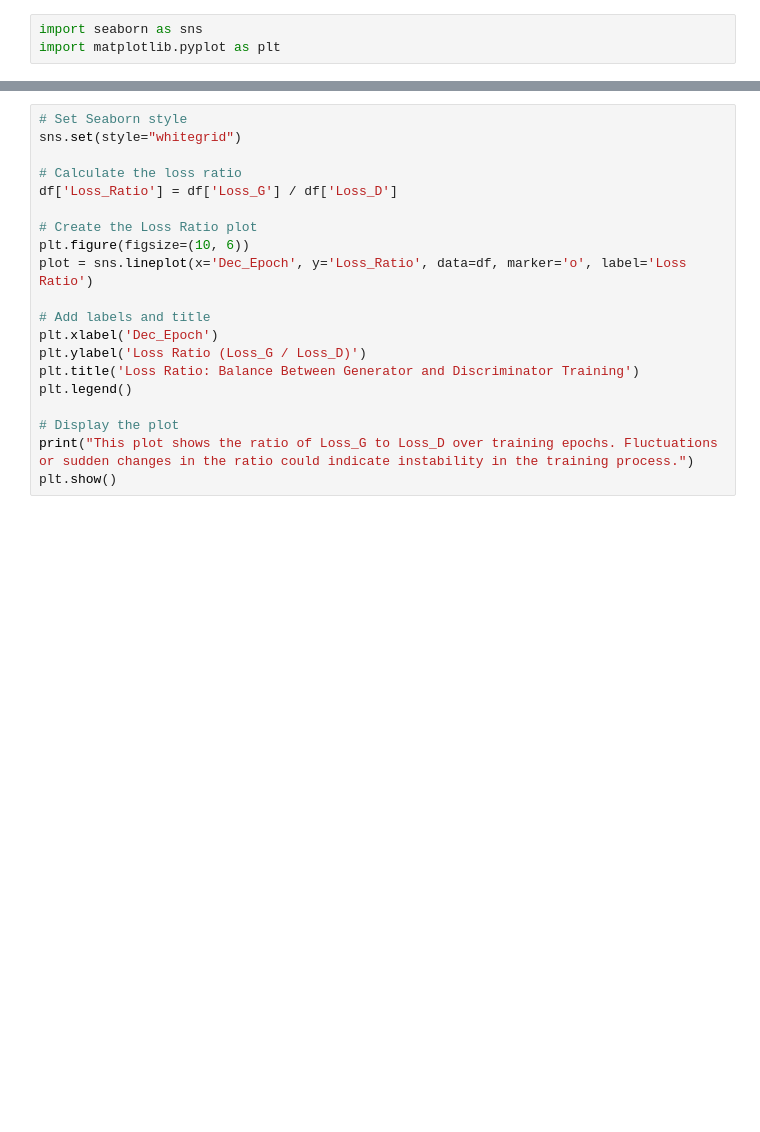
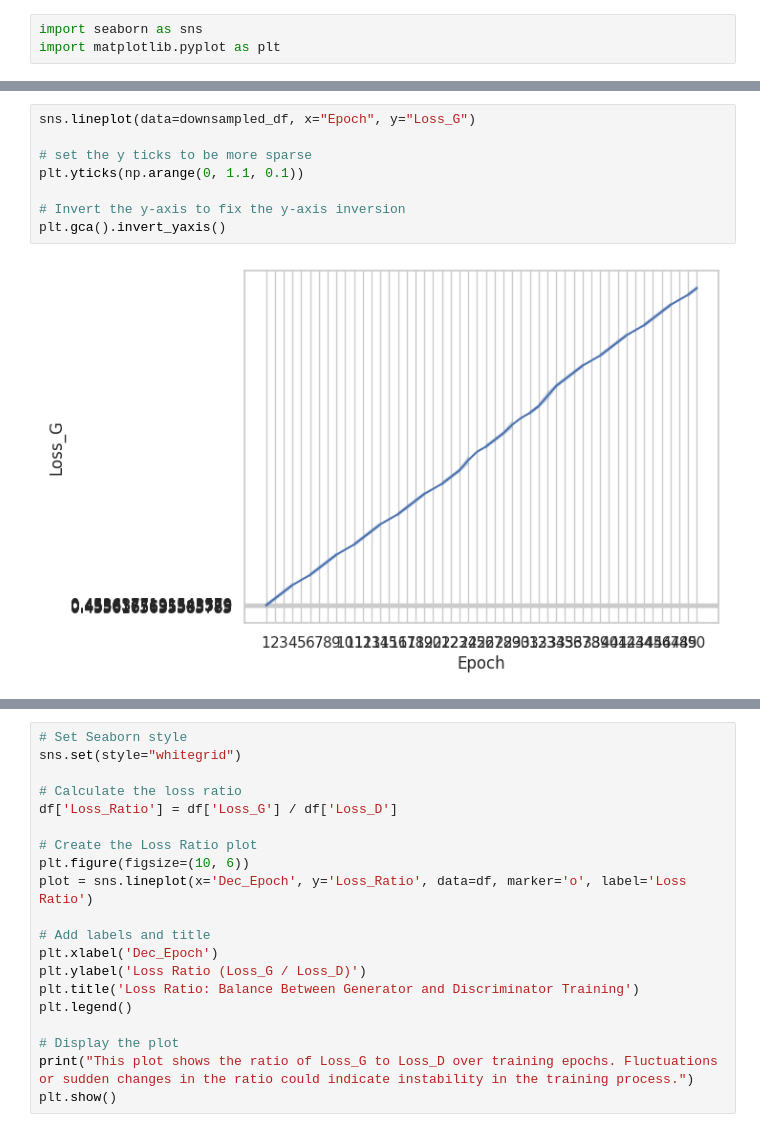
Before and after one commit to ctrlMarcio/FEUP-Synthesizing-Audio-from-Textual-Input, a Jupyter notebook: notebooks/ganmix/notebooks/show_results.ipynb, the cells around one changed output, grey strips where cells are left out. Drawn from its saved outputs; the diff is of its cells as text; blank space fills up the shorter version.

```diff
--- a/notebooks/ganmix/notebooks/show_results.ipynb
+++ b/notebooks/ganmix/notebooks/show_results.ipynb
@@ -71,0 +102,10 @@ This will give you a sense of how the discriminator and generator losses change
+# %%
+sns.lineplot(data=downsampled_df, x="Epoch", y="Loss_G")
+
+# set the y ticks to be more sparse
+plt.yticks(np.arange(0, 1.1, 0.1))
+
+# Invert the y-axis to fix the y-axis inversion
+plt.gca().invert_yaxis()
+# %% [output]
+[figure, added]
```
Also changed, not shown: parts of 8 cells of this notebook, 7 other files.
